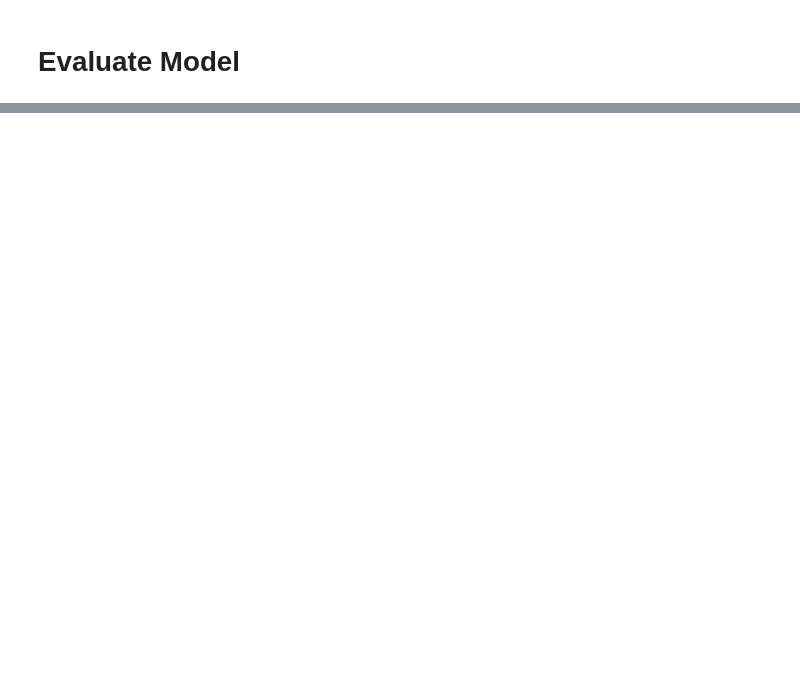
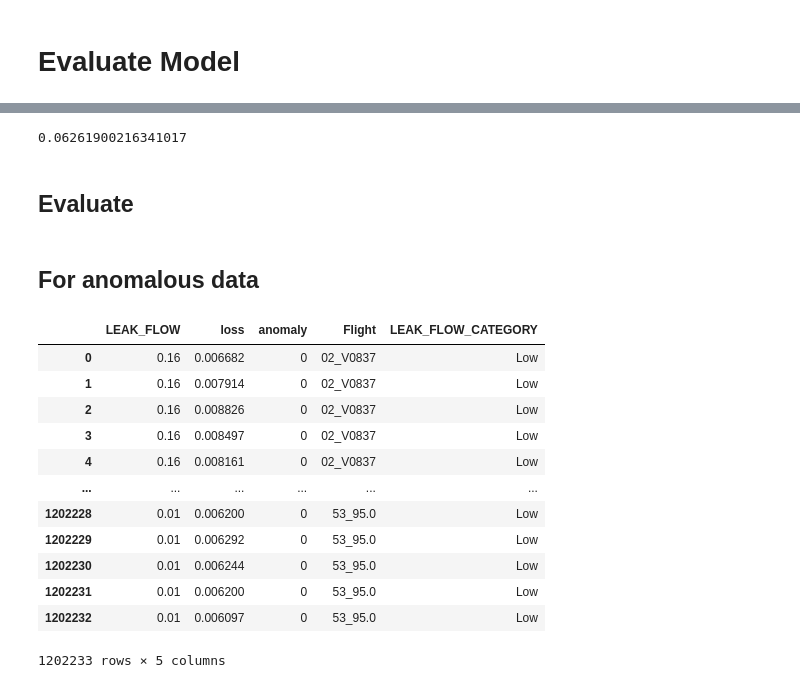
Before and after one commit to Bnpalma/MBD_Capstone_Airbus_2024, a Jupyter notebook: LSTM Autoencoders.ipynb, the cells around one changed output, grey strips where cells are left out. Cells and saved outputs as stored; diff of their text form; code cells hidden in the pictures; blank space fills up the shorter version.

```diff
--- a/LSTM Autoencoders.ipynb
+++ b/LSTM Autoencoders.ipynb
@@ -200,0 +408,8 @@ plt.show()
+# %%
+threshold
+# %% [output]
+0.06261900216341017
+# %% [markdown]
+## Evaluate
+# %% [markdown]
+## For anomalous data
@@ -200,0 +418,22 @@ plt.show()
+# %%
+df_leakage_detection_loss = pd.DataFrame(leak_flows_anomalous.max(axis=1),columns=['LEAK_FLOW'])
+df_leakage_detection_loss['loss'] = anomalous_sampled_loss
+df_leakage_detection_loss['anomaly'] = (anomalous_sampled_loss > threshold).astype(int)
+df_leakage_detection_loss['Flight'] = anomalous_flight_ids
+# df_leakage_detection_loss['UTC_TIME'] = anomalous_data_scaled_df.index
+df_leakage_detection_loss['LEAK_FLOW_CATEGORY'] = np.where(df_leakage_detection_loss['LEAK_FLOW']>=1 , 'High', 'Low').astype(object)
+df_leakage_detection_loss
+# %% [output]
+|  | LEAK_FLOW | loss | anomaly | Flight | LEAK_FLOW_CATEGORY |
+| 0 | 0.16 | 0.006682 | 0 | 02_V0837 | Low |
+| 1 | 0.16 | 0.007914 | 0 | 02_V0837 | Low |
+| 2 | 0.16 | 0.008826 | 0 | 02_V0837 | Low |
+| 3 | 0.16 | 0.008497 | 0 | 02_V0837 | Low |
+| 4 | 0.16 | 0.008161 | 0 | 02_V0837 | Low |
+| ... | ... | ... | ... | ... | ... |
+| 1202228 | 0.01 | 0.006200 | 0 | 53_95.0 | Low |
+| 1202229 | 0.01 | 0.006292 | 0 | 53_95.0 | Low |
+| 1202230 | 0.01 | 0.006244 | 0 | 53_95.0 | Low |
+| 1202231 | 0.01 | 0.006200 | 0 | 53_95.0 | Low |
+| 1202232 | 0.01 | 0.006097 | 0 | 53_95.0 | Low |
+1202233 rows × 5 columns
```
Also changed, not shown: parts of 29 cells of this notebook.
